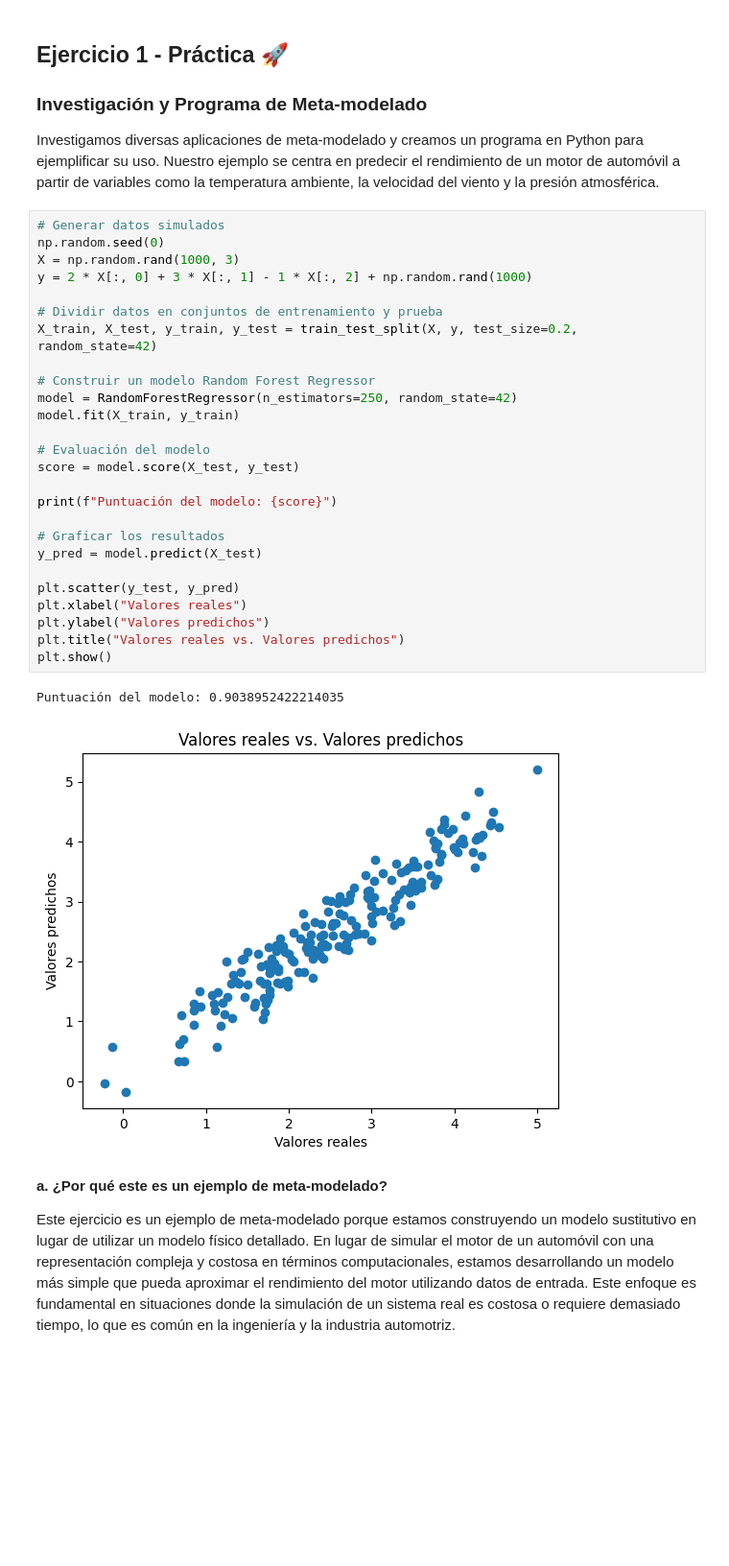
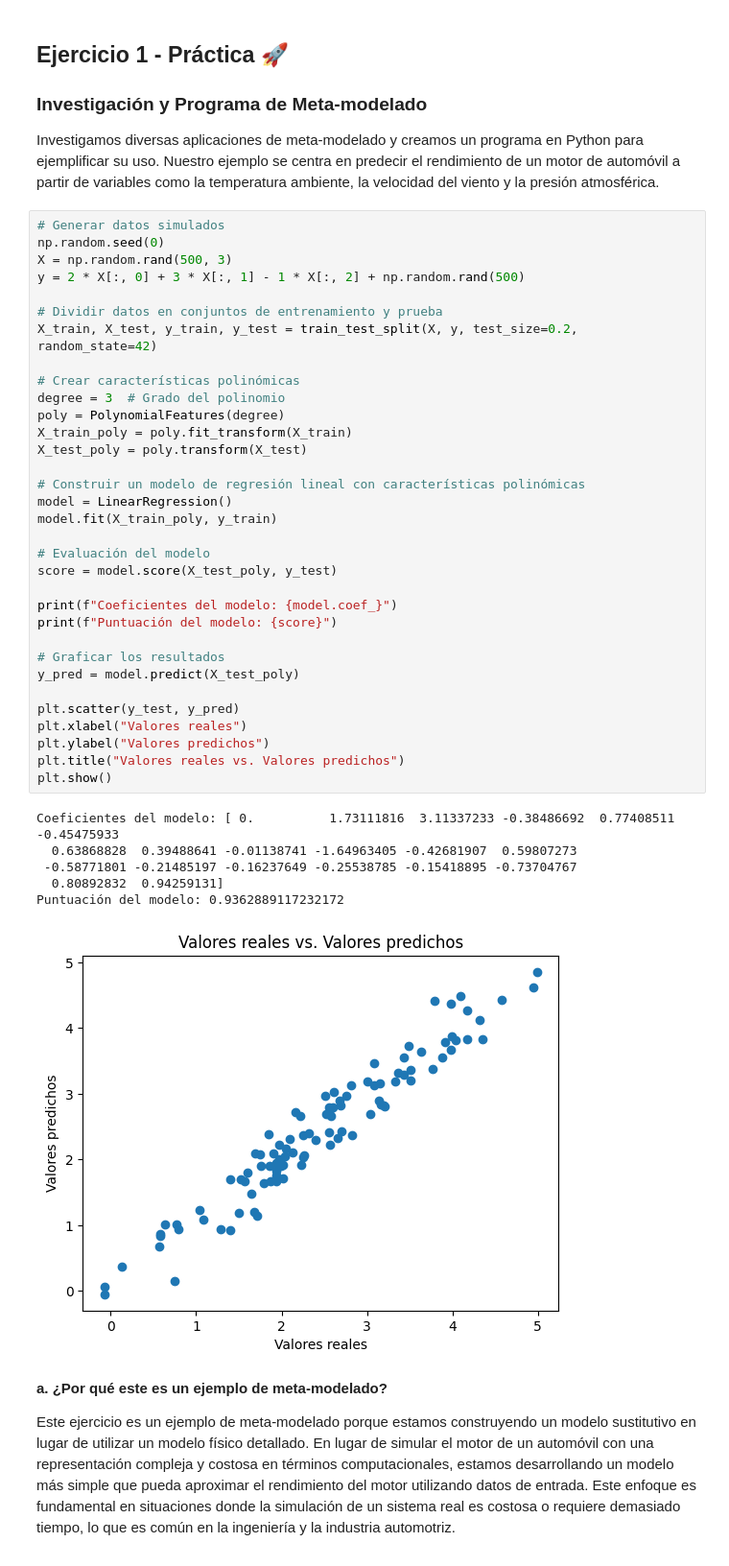
Before and after one commit to aleg001/Lab7-ModSim, a Jupyter notebook: Lab7.ipynb, the cells around one changed output. Shown at 96% size. Drawn from its saved outputs; the diff is of its cells as text; blank space fills up the shorter version.

```diff
--- a/Lab7.ipynb
+++ b/Lab7.ipynb
@@ -43,32 +43,43 @@ Investigamos diversas aplicaciones de meta-modelado y creamos un programa en Pyt
 # %%
 # Generar datos simulados
 np.random.seed(0)
-X = np.random.rand(1000, 3)
-y = 2 * X[:, 0] + 3 * X[:, 1] - 1 * X[:, 2] + np.random.rand(1000)
+X = np.random.rand(500, 3)
+y = 2 * X[:, 0] + 3 * X[:, 1] - 1 * X[:, 2] + np.random.rand(500)
 
 # Dividir datos en conjuntos de entrenamiento y prueba
 X_train, X_test, y_train, y_test = train_test_split(X, y, test_size=0.2, random_state=42)
 
-# Construir un modelo Random Forest Regressor
-model = RandomForestRegressor(n_estimators=250, random_state=42)
-model.fit(X_train, y_train)
+# Crear características polinómicas
+degree = 3  # Grado del polinomio
+poly = PolynomialFeatures(degree)
+X_train_poly = poly.fit_transform(X_train)
+X_test_poly = poly.transform(X_test)
+
+# Construir un modelo de regresión lineal con características polinómicas
+model = LinearRegression()
+model.fit(X_train_poly, y_train)
 
 # Evaluación del modelo
-score = model.score(X_test, y_test)
+score = model.score(X_test_poly, y_test)
 
+print(f"Coeficientes del modelo: {model.coef_}")
 print(f"Puntuación del modelo: {score}")
 
 # Graficar los resultados
-y_pred = model.predict(X_test)
+y_pred = model.predict(X_test_poly)
 
 plt.scatter(y_test, y_pred)
 plt.xlabel("Valores reales")
 plt.ylabel("Valores predichos")
 plt.title("Valores reales vs. Valores predichos")
 plt.show()
 # %% [output]
-Puntuación del modelo: 0.9038952422214035
+Coeficientes del modelo: [ 0.          1.73111816  3.11337233 -0.38486692  0.77408511 -0.45475933
+  0.63868828  0.39488641 -0.01138741 -1.64963405 -0.42681907  0.59807273
+ -0.58771801 -0.21485197 -0.16237649 -0.25538785 -0.15418895 -0.73704767
+  0.80892832  0.94259131]
+Puntuación del modelo: 0.9362889117232172
-[figure, old version]
+[figure, new version]
 # %% [markdown]
 **a. ¿Por qué este es un ejemplo de meta-modelado?**
 
```
